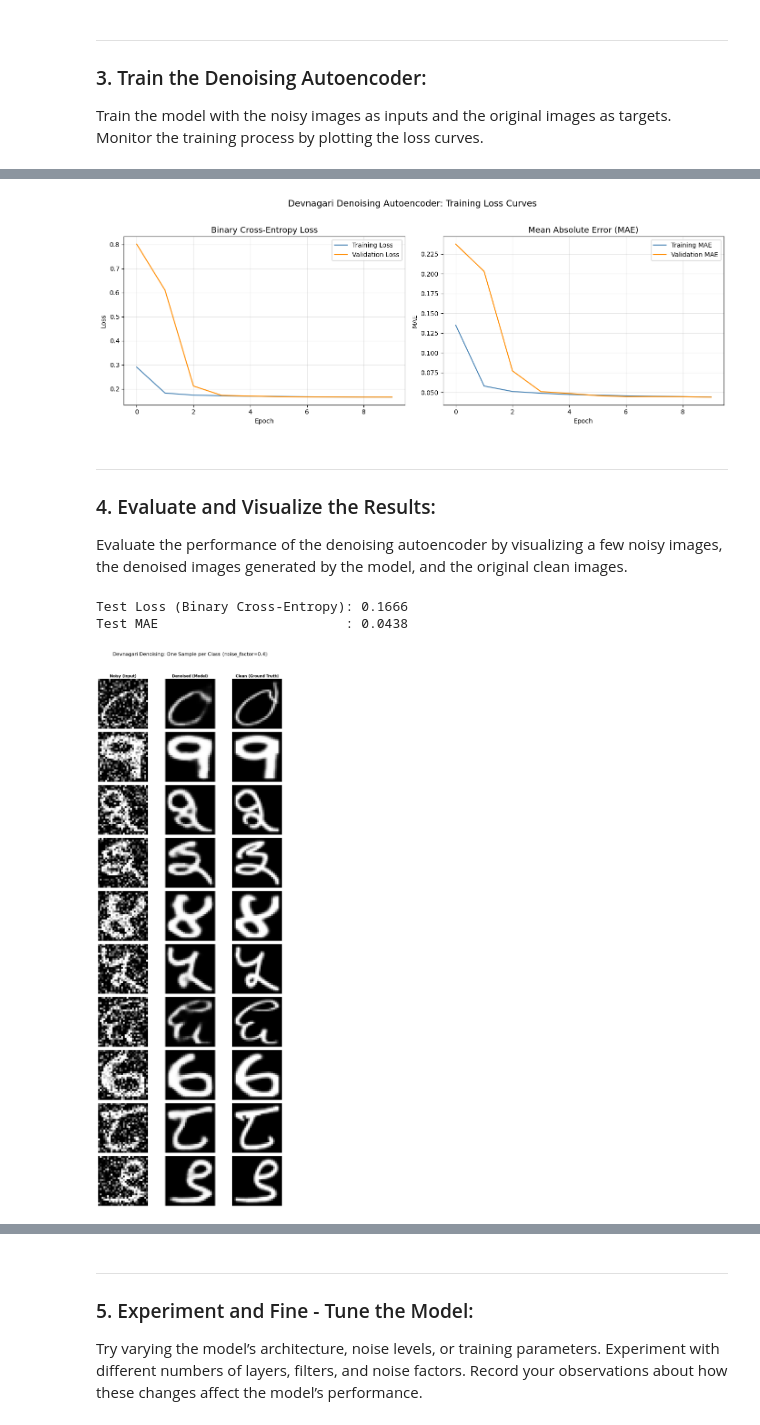
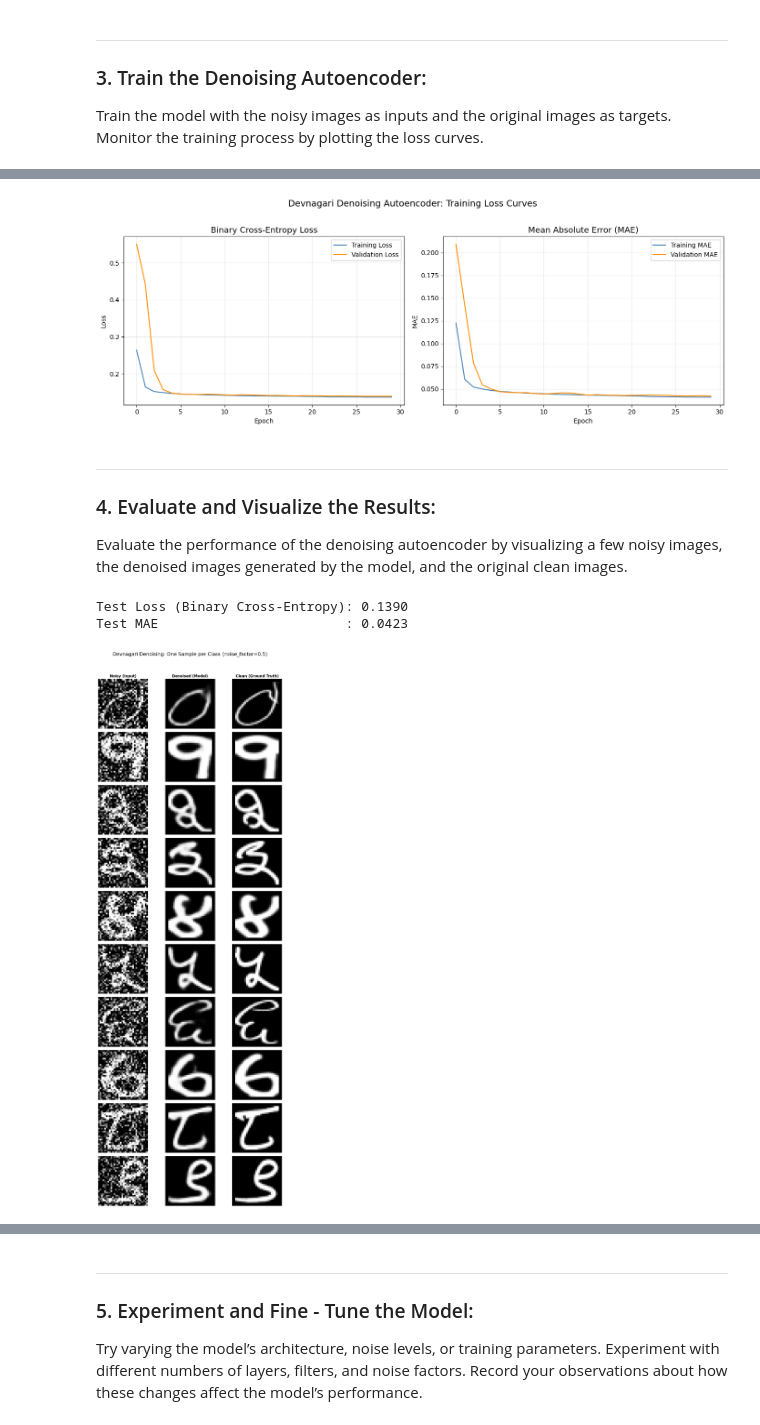
Before and after one commit to nl-codes/6CS012-Artificial-Intelligence-and-Machine-Learning, a Jupyter notebook: week_7/notebooks/tutorial_7_complete.ipynb, the cells around one changed output, grey strips where cells are left out. Cells and saved outputs as stored; diff of their text form; code cells hidden in the pictures.

```diff
--- a/week_7/notebooks/tutorial_7_complete.ipynb
+++ b/week_7/notebooks/tutorial_7_complete.ipynb
@@ -301,9 +301,9 @@ TRAIN_DIR = "DevanagariHandwrittenDigitDataset/Train"
 TEST_DIR = "DevanagariHandwrittenDigitDataset/Test"
 
 DATASET_NAME = "Devnagari"
-DEVNAGARI_IMAGE_SIZE = (28, 28)
+DEVNAGARI_IMAGE_SIZE = (32, 32)
 DEVNAGARI_INPUT_SHAPE = (*DEVNAGARI_IMAGE_SIZE, 1)
-DEVNAGARI_EPOCHES = 10
+DEVNAGARI_EPOCHES = 30
 DEVNAGARI_BATCH_SIZE = 128
 # %%
 def load_devnagari(dataset_dir, image_size=DEVNAGARI_IMAGE_SIZE):
@@ -326,7 +326,13 @@ def load_devnagari(dataset_dir, image_size=DEVNAGARI_IMAGE_SIZE):
             - class_names (list): List of strings representing the names of the classes loaded.
     """
     images, labels = [], []
-    class_names = sorted(os.listdir(dataset_dir))
+    class_names = sorted(
+        [
+            dir
+            for dir in os.listdir(dataset_dir)
+            if os.path.isdir(os.path.join(dataset_dir, dir))
+        ]
+    )
     for label, class_name in enumerate(class_names):
         class_path = os.path.join(dataset_dir, class_name)
         if not os.path.isdir(class_path):
@@ -343,6 +349,5 @@ def load_devnagari(dataset_dir, image_size=DEVNAGARI_IMAGE_SIZE):
 
 x_train_raw, y_train, class_names = load_devnagari(TRAIN_DIR, DEVNAGARI_IMAGE_SIZE)
 x_test_raw, y_test, _ = load_devnagari(TEST_DIR, DEVNAGARI_IMAGE_SIZE)
-print(f"Train: {x_train_raw.shape}  |  Test: {x_test_raw.shape}")
 print(f"Classes ({len(class_names)}): {class_names}")
 # %% [output]
@@ -371,11 +375,11 @@ x_test  : (3000, 28, 28, 1)   dtype=float32
 Pixel range: [0.00, 1.00]
 # %%
 # ─────────────────────────────────────────────
-# Add Gaussian Noise  (noise_factor = 0.4)
+# Add Gaussian Noise  (noise_factor = 0.5)
 # ─────────────────────────────────────────────
 np.random.seed(42)
 
-noise_factor = 0.4  # Controls noise intensity
+noise_factor = 0.5  # Controls noise intensity
 
 x_train_noisy = x_train + noise_factor * np.random.normal(
     loc=0.0, scale=1.0, size=x_train.shape
@@ -634,7 +637,7 @@ plt.suptitle(
 plt.tight_layout()
 plt.show()
 # %% [output]
-[figure, old version]
+[figure, new version]
 # %% [markdown]
 ---
 
@@ -652,8 +655,8 @@ test_loss, test_mae = autoencoder_devnagari.evaluate(x_test_noisy, x_test, verbo
 print(f"Test Loss (Binary Cross-Entropy): {test_loss:.4f}")
 print(f"Test MAE                        : {test_mae:.4f}")
 # %% [output]
-Test Loss (Binary Cross-Entropy): 0.1666
-Test MAE                        : 0.0438
+Test Loss (Binary Cross-Entropy): 0.1390
+Test MAE                        : 0.0423
 # %%
 # ─────────────────────────────────────────────
 # Visualise: Noisy → Denoised → Clean
@@ -681,33 +684,32 @@ def plot_denoising_results(noisy, denoised, clean, n=10):
             if row == 0:
                 ax.set_title(column_labels[col], fontsize=12, fontweight="bold")
 
             ax.axis("off")
             # Optional: Add a subtle frame
 
     plt.tight_layout()
     plt.show()
 
 
 unique_classes = np.unique(y_test)
 random_indices = []
 np.random.seed(42)
 for cls in unique_classes:
     # Find all indices where the label matches the current class
     class_indices = np.where(y_test == cls)[0]
     # Randomly select one index from that list
     random_indices.append(np.random.choice(class_indices))
 
 # 3. Slice the data using our random indices
 sample_noisy = x_test_noisy[random_indices]
 sample_denoised = denoised_images_dev[random_indices]
 sample_clean = x_test[random_indices]
-sample_labels = [class_names[i] for i in y_test[random_indices]]
 
 # 3. Call your function with the unique class samples
 # Setting n to the total number of unique classes found
 plot_denoising_results(
     sample_noisy, sample_denoised, sample_clean, n=len(unique_classes)
 )
 # %% [output]
-[figure, old version]
+[figure, new version]
 # %%
```
Also changed, not shown: parts of 18 cells of this notebook.
